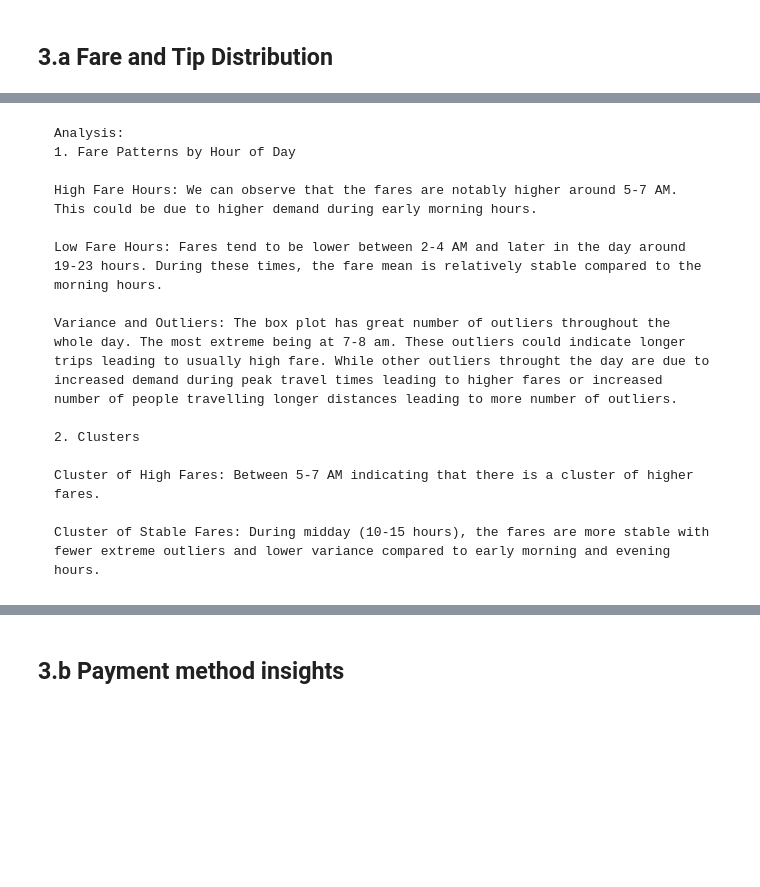
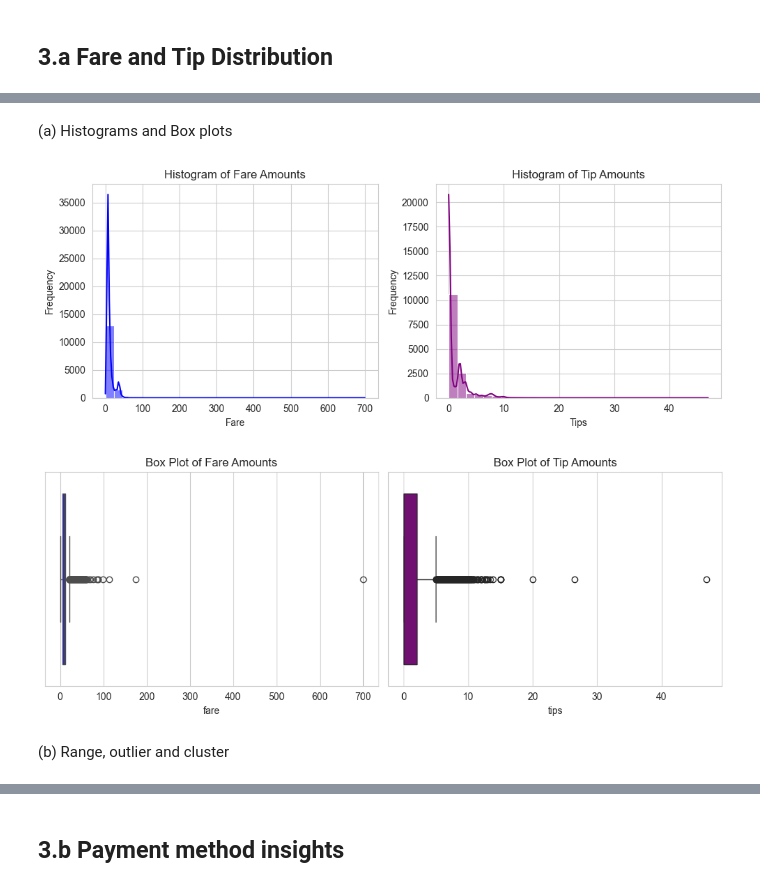
Before and after one commit to MalayKedia/CS215_assignments, a Jupyter notebook: Assignment5/Q3.ipynb, the cells around one changed output, grey strips where cells are left out. Drawn from its saved outputs; the diff is of its cells as text; code cells hidden in the pictures; blank space fills up the shorter version.

````diff
--- a/Assignment5/Q3.ipynb
+++ b/Assignment5/Q3.ipynb
@@ -324,17 +36,48 @@ plt.show()
-# %% [markdown]
-```
-Analysis:
-1. Fare Patterns by Hour of Day
-
-High Fare Hours: We can observe that the fares are notably higher around 5-7 AM. This could be due to higher demand during early morning hours.
-
-Low Fare Hours: Fares tend to be lower between 2-4 AM and later in the day around 19-23 hours. During these times, the fare mean is relatively stable compared to the morning hours.
-
-Variance and Outliers: The box plot has great number of outliers throughout the whole day. The most extreme being at 7-8 am. These outliers could indicate longer trips leading to usually high fare. While other outliers throught the day are due to increased demand during peak travel times leading to higher fares or increased number of people travelling longer distances leading to more number of outliers.
-
-2. Clusters
-
-Cluster of High Fares: Between 5-7 AM indicating that there is a cluster of higher fares.
-
-Cluster of Stable Fares: During midday (10-15 hours), the fares are more stable with fewer extreme outliers and lower variance compared to early morning and evening hours.
-```
+# %% [markdown]
+(a)  Histograms and Box plots
+# %%
+df['trip_start_hour'] = df['trip_start_timestamp'].dt.hour
+df['trip_start_day'] = df['trip_start_timestamp'].dt.day_name()
+df['trip_start_month'] = df['trip_start_timestamp'].dt.month_name()
+
+sns.set_style("whitegrid")
+
+plt.figure(figsize=(10, 4))
+
+# Fare Histogram
+plt.subplot(1, 2, 1)
+sns.histplot(df['fare'], bins=30, kde=True, color='blue')
+plt.title('Histogram of Fare Amounts')
+plt.xlabel('Fare')
+plt.ylabel('Frequency')
+
+# Tip Histogram
+plt.subplot(1, 2, 2)
+sns.histplot(df['tips'], bins=30, kde=True, color='purple')
+plt.title('Histogram of Tip Amounts')
+plt.xlabel('Tips')
+plt.ylabel('Frequency')
+
+plt.tight_layout()
+plt.show()
+
+# Box Plots for Fare and Tip Amounts
+plt.figure(figsize=(10, 4))
+
+# Fare Box Plot
+plt.subplot(1, 2, 1)
+sns.boxplot(data=df, x='fare', color='blue')
+plt.title('Box Plot of Fare Amounts')
+
+# Tip Box Plot
+plt.subplot(1, 2, 2)
+sns.boxplot(data=df, x='tips', color='purple')
+plt.title('Box Plot of Tip Amounts')
+
+plt.tight_layout()
+plt.show()
+# %% [output]
+[figure, added]
+[figure, added]
+# %% [markdown]
+(b) Range, outlier and cluster
````
Also changed, not shown: parts of 29 cells of this notebook, 3 other files.
